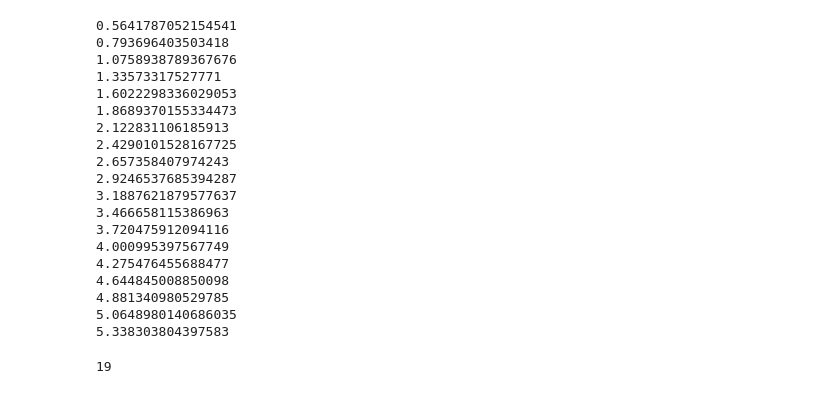
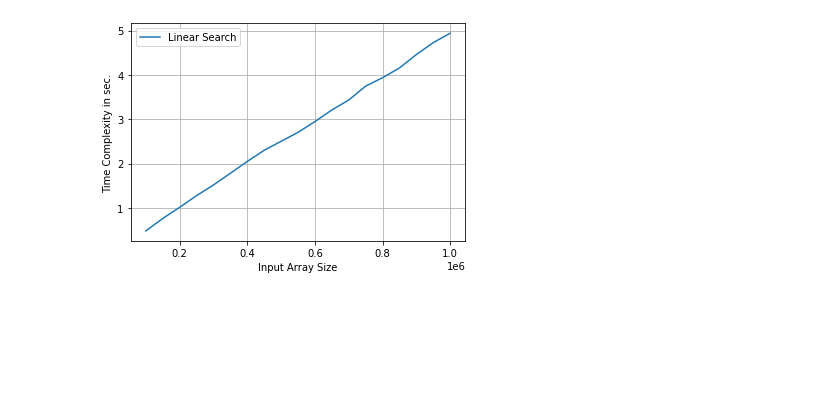
Before and after one commit to LifeofAGeek/DUCS, a Jupyter notebook: Assignment1.ipynb, the cells around one changed output. Saved outputs shown, nothing was run; the diff lists cells and outputs as text; code cells hidden in the pictures; blank space fills up the shorter version.

```diff
--- a/Assignment1.ipynb
+++ b/Assignment1.ipynb
@@ -12,58 +12,45 @@ def linearSearch(arr,key,n):
     if(arr[i]==key):
       return
 
-def main():
+def main(): #Array_size Vs Time taken for a key search
 
  #Generating a size-million list, whose prefixes we will search
  numList = []
  for i in range(0, 1000000):
   numList.append(random.random())
 
  #The input size n can range from hundred thousand to a million,
  #in increments of fifty thousand
  for n in range(100000, 1050000, 50000):
   sumLinearTime = 0	# keeps track of the total time, over 100 trials, that linearSearch takes
 
   #We do 100 trials for each value of n
   for i in range(0, 100):
    #Generate a number to search for
    x = random.random()
 
    #Compute the time it takes for linearSearch
    slt = time.time()
    linearFound = linearSearch(numList, x, n)
    elt = time.time()
    elapsedLinearTime = elt - slt
 
    sumLinearTime += elapsedLinearTime
   #end for-i: End of 100 trials
 
   TimeList.append(sumLinearTime)
   arraysize.append(n)
-  print(str(sumLinearTime))
+
+def plot(): #plot the visuals
+  plt.xlabel('Input Array Size')
+  plt.ylabel('Time Complexity in sec.')
+  plt.plot(arraysize,TimeList, label ='Linear Search')
+  plt.grid()
+  plt.legend()
+  plt.show()
+
+if __name__=='__main__':
+  main()
+  plot()
+# %% [output]
+[figure, added]
-# %%
-main()
-# %% [output]
-0.5641787052154541
-0.793696403503418
-1.0758938789367676
-1.33573317527771
-1.6022298336029053
-1.8689370155334473
-2.122831106185913
-2.4290101528167725
-2.657358407974243
-2.9246537685394287
-3.1887621879577637
-3.466658115386963
-3.720475912094116
-4.000995397567749
-4.275476455688477
-4.644845008850098
-4.881340980529785
-5.0648980140686035
-5.338303804397583
-# %%
-len(TimeList)
-# %% [output]
-19
```
Also changed, not shown: parts of 2 cells of this notebook.
